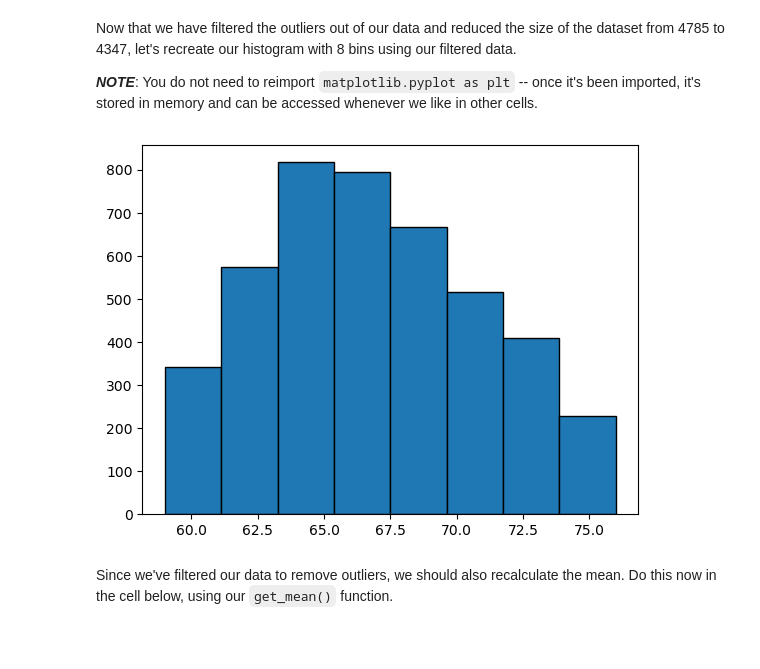
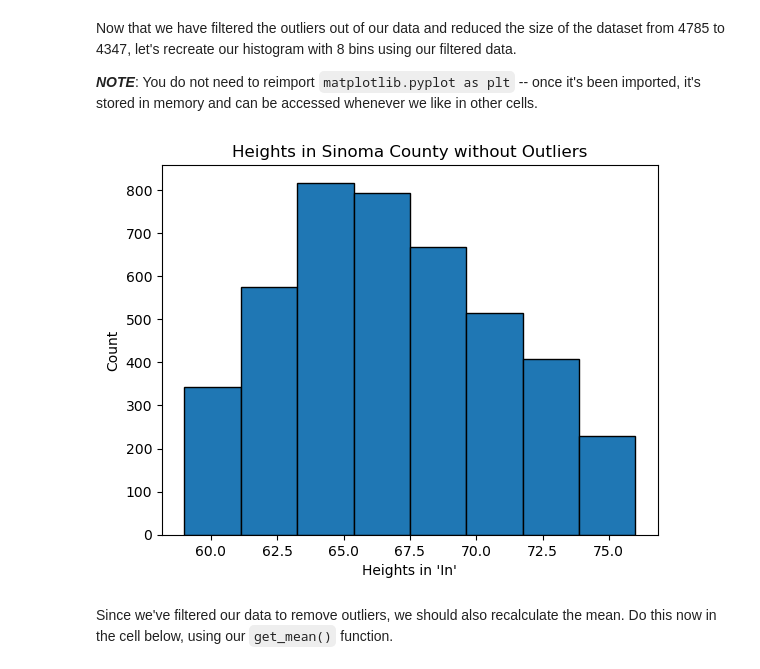
Before and after one commit to marxmayama/dsc-implementing-statistics-with-functions-lab, a Jupyter notebook: index.ipynb, the cells around one changed output. Drawn from its saved outputs; the diff is of its cells as text; code cells hidden in the pictures; blank space fills up the shorter version.

```diff
--- a/index.ipynb
+++ b/index.ipynb
@@ -249,9 +247,12 @@ Now that we have filtered the outliers out of our data and reduced the size of t
 # %%
 # Replace None with appropriate code
 # A histogram should display below
-plt.hist(filtered_height, bins=8, edgecolor = 'black');
+plt.hist(filtered_height, bins=8, edgecolor = 'black')
+plt.title('Heights in Sinoma County without Outliers')
+plt.xlabel("Heights in 'In'")
+plt.ylabel('Count');
 # %% [output]
-[figure, old version]
+[figure, new version]
 # %% [markdown]
 Since we've filtered our data to remove outliers, we should also recalculate the mean.  Do this now in the cell below, using our `get_mean()` function.
 # %%
```
Also changed, not shown: parts of 13 cells of this notebook.
